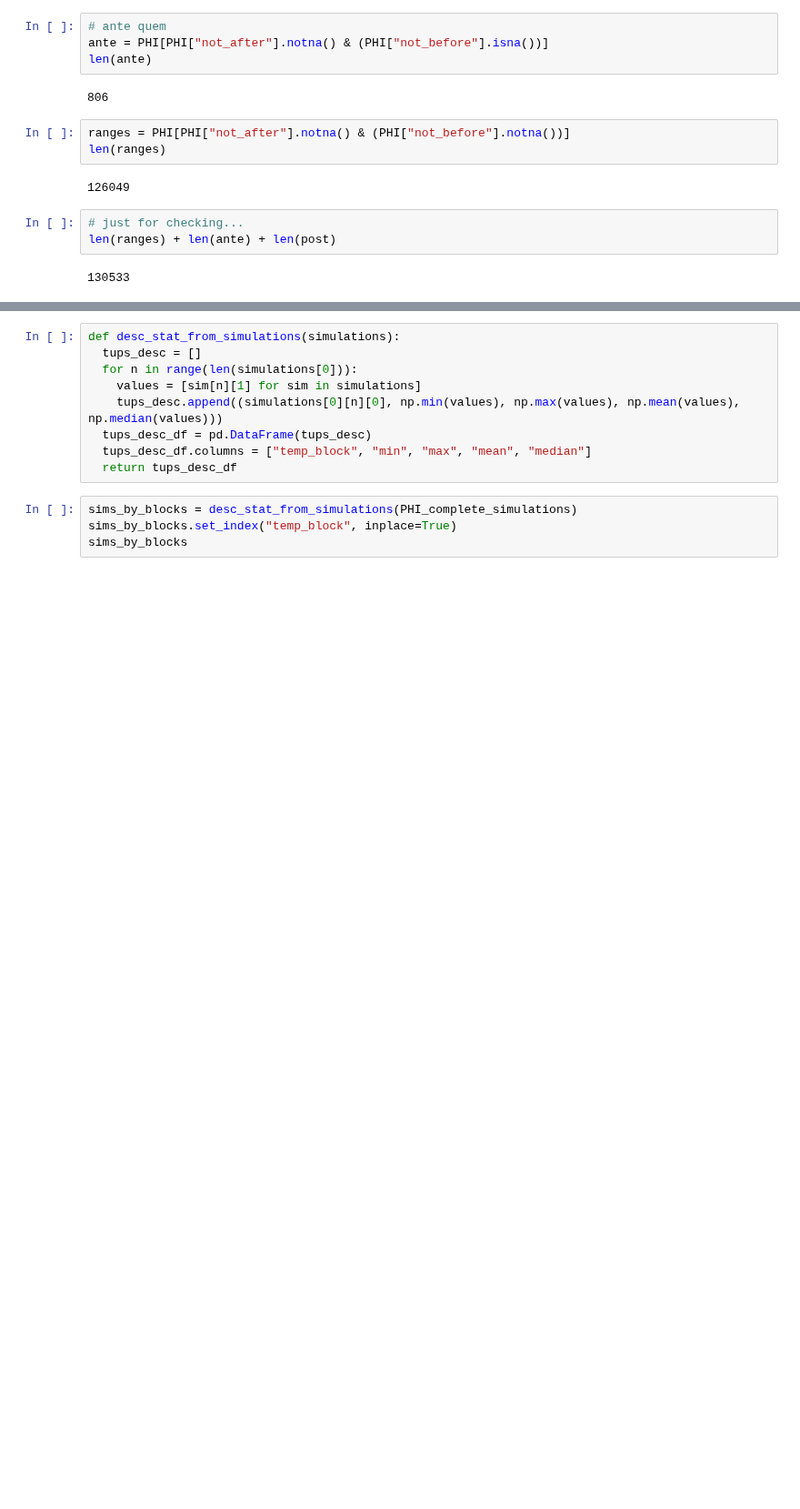
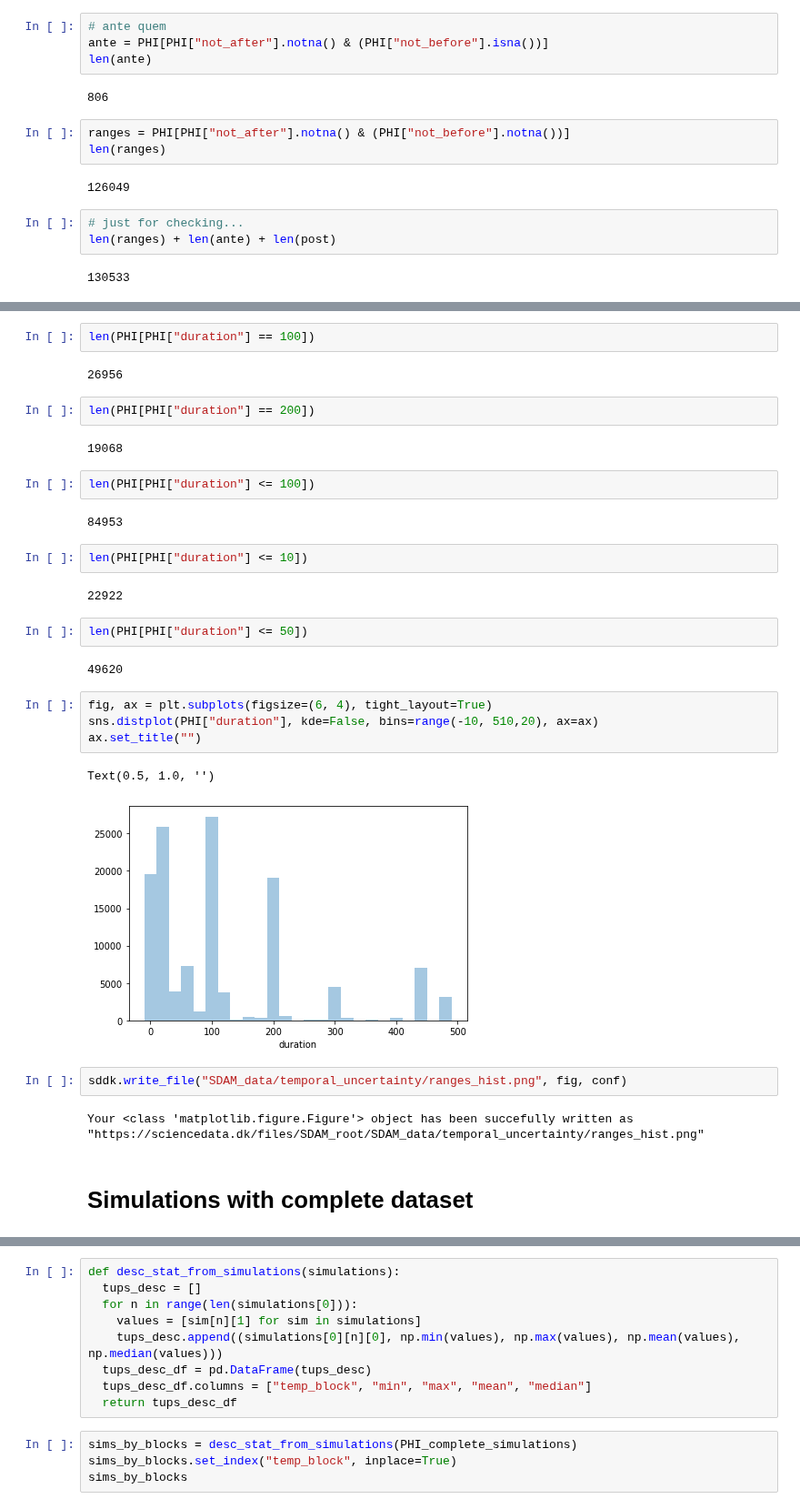
Before and after one commit to sdam-au/GI_ETL, a Jupyter notebook: scripts/1_4_MODELLING_DATES.ipynb, the cells around one changed output, grey strips where cells are left out. Shown at 91% size. Drawn from its saved outputs; the diff is of its cells as text; blank space fills up the shorter version.

```diff
--- a/scripts/1_4_MODELLING_DATES.ipynb
+++ b/scripts/1_4_MODELLING_DATES.ipynb
@@ -173,3 +163,36 @@ len(PHI_asia_minor)
+# %%
+len(PHI[PHI["duration"] == 100])
+# %% [output]
+26956
+# %%
+len(PHI[PHI["duration"] == 200])
+# %% [output]
+19068
+# %%
+len(PHI[PHI["duration"] <= 100])
+# %% [output]
+84953
+# %%
+len(PHI[PHI["duration"] <= 10])
+# %% [output]
+22922
+# %%
+len(PHI[PHI["duration"] <= 50])
+# %% [output]
+49620
+# %%
+fig, ax = plt.subplots(figsize=(6, 4), tight_layout=True)
+sns.distplot(PHI["duration"], kde=False, bins=range(-10, 510,20), ax=ax)
+ax.set_title("")
+# %% [output]
+Text(0.5, 1.0, '')
+[figure, added]
+# %%
+sddk.write_file("SDAM_data/temporal_uncertainty/ranges_hist.png", fig, conf)
+# %% [output]
+Your <class 'matplotlib.figure.Figure'> object has been succefully written as "https://sciencedata.dk/files/SDAM_root/SDAM_data/temporal_uncertainty/ranges_hist.png"
+# %% [markdown]
+# Simulations with complete dataset
 # %%
 %%time
 PHI_complete_simulations = timeblocks_from_randoms(PHI, "random_dates", [-800, 400, 50])
```
Also changed, not shown: parts of 38 cells of this notebook.
